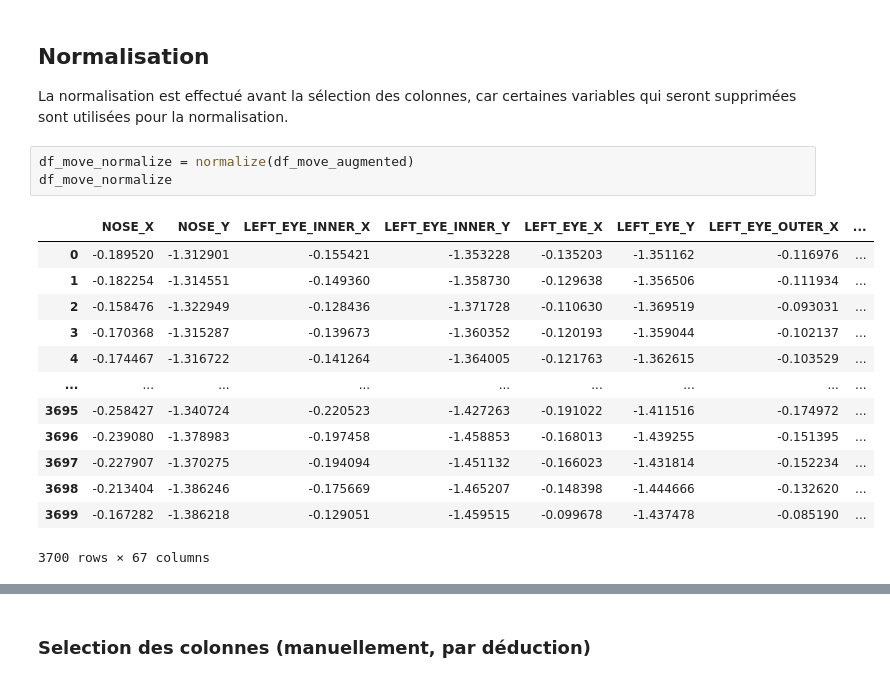
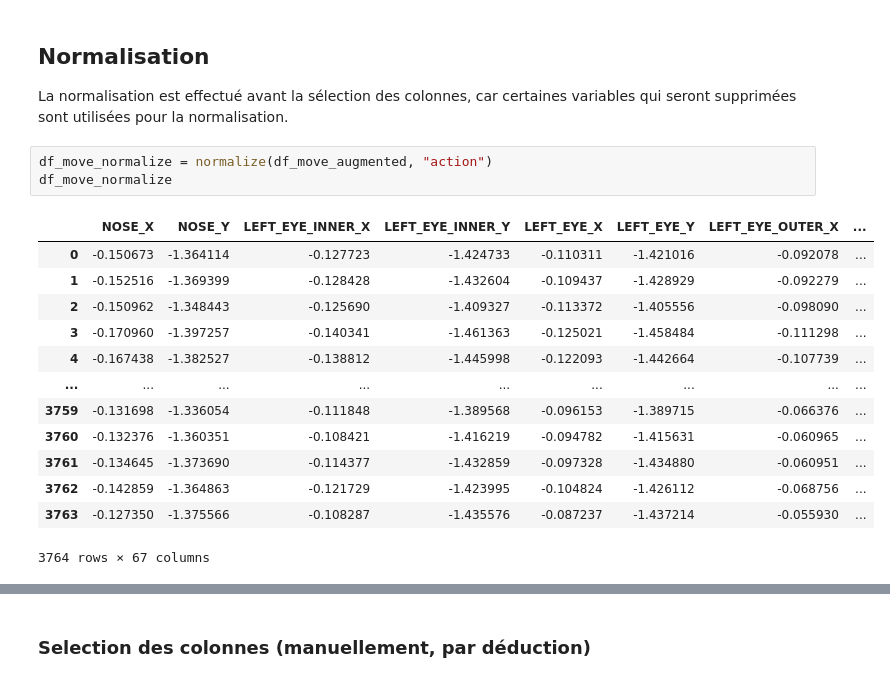
Before and after one commit to Neirpy/projet_pluri_2, a Jupyter notebook: IA/data_preprocessing.ipynb, the cells around one changed output, grey strips where cells are left out. Saved outputs shown, nothing was run; the diff lists cells and outputs as text.

```diff
--- a/IA/data_preprocessing.ipynb
+++ b/IA/data_preprocessing.ipynb
@@ -123,22 +123,22 @@ df_speed_augmented[df_speed_augmented.duplicated()]
 
 La normalisation est effectué avant la sélection des colonnes, car certaines variables qui seront supprimées sont utilisées pour la normalisation.
 # %%
-df_move_normalize = normalize(df_move_augmented)
+df_move_normalize = normalize(df_move_augmented, "action")
 df_move_normalize
 # %% [output]
 |  | NOSE_X | NOSE_Y | LEFT_EYE_INNER_X | LEFT_EYE_INNER_Y | LEFT_EYE_X | LEFT_EYE_Y | LEFT_EYE_OUTER_X | ... |
-| 0 | -0.189520 | -1.312901 | -0.155421 | -1.353228 | -0.135203 | -1.351162 | -0.116976 | ... |
-| 1 | -0.182254 | -1.314551 | -0.149360 | -1.358730 | -0.129638 | -1.356506 | -0.111934 | ... |
-| 2 | -0.158476 | -1.322949 | -0.128436 | -1.371728 | -0.110630 | -1.369519 | -0.093031 | ... |
-| 3 | -0.170368 | -1.315287 | -0.139673 | -1.360352 | -0.120193 | -1.359044 | -0.102137 | ... |
-| 4 | -0.174467 | -1.316722 | -0.141264 | -1.364005 | -0.121763 | -1.362615 | -0.103529 | ... |
+| 0 | -0.150673 | -1.364114 | -0.127723 | -1.424733 | -0.110311 | -1.421016 | -0.092078 | ... |
+| 1 | -0.152516 | -1.369399 | -0.128428 | -1.432604 | -0.109437 | -1.428929 | -0.092279 | ... |
+| 2 | -0.150962 | -1.348443 | -0.125690 | -1.409327 | -0.113372 | -1.405556 | -0.098090 | ... |
+| 3 | -0.170960 | -1.397257 | -0.140341 | -1.461363 | -0.125021 | -1.458484 | -0.111298 | ... |
+| 4 | -0.167438 | -1.382527 | -0.138812 | -1.445998 | -0.122093 | -1.442664 | -0.107739 | ... |
 | ... | ... | ... | ... | ... | ... | ... | ... | ... |
-| 3695 | -0.258427 | -1.340724 | -0.220523 | -1.427263 | -0.191022 | -1.411516 | -0.174972 | ... |
-| 3696 | -0.239080 | -1.378983 | -0.197458 | -1.458853 | -0.168013 | -1.439255 | -0.151395 | ... |
-| 3697 | -0.227907 | -1.370275 | -0.194094 | -1.451132 | -0.166023 | -1.431814 | -0.152234 | ... |
-| 3698 | -0.213404 | -1.386246 | -0.175669 | -1.465207 | -0.148398 | -1.444666 | -0.132620 | ... |
-| 3699 | -0.167282 | -1.386218 | -0.129051 | -1.459515 | -0.099678 | -1.437478 | -0.085190 | ... |
+| 3759 | -0.131698 | -1.336054 | -0.111848 | -1.389568 | -0.096153 | -1.389715 | -0.066376 | ... |
+| 3760 | -0.132376 | -1.360351 | -0.108421 | -1.416219 | -0.094782 | -1.415631 | -0.060965 | ... |
+| 3761 | -0.134645 | -1.373690 | -0.114377 | -1.432859 | -0.097328 | -1.434880 | -0.060951 | ... |
+| 3762 | -0.142859 | -1.364863 | -0.121729 | -1.423995 | -0.104824 | -1.426112 | -0.068756 | ... |
+| 3763 | -0.127350 | -1.375566 | -0.108287 | -1.435576 | -0.087237 | -1.437214 | -0.055930 | ... |
-3700 rows × 67 columns
+3764 rows × 67 columns
 # %%
 df_move_normalize.describe()
 # %% [output]
```
Also changed, not shown: parts of 17 cells of this notebook, 17 other files.
